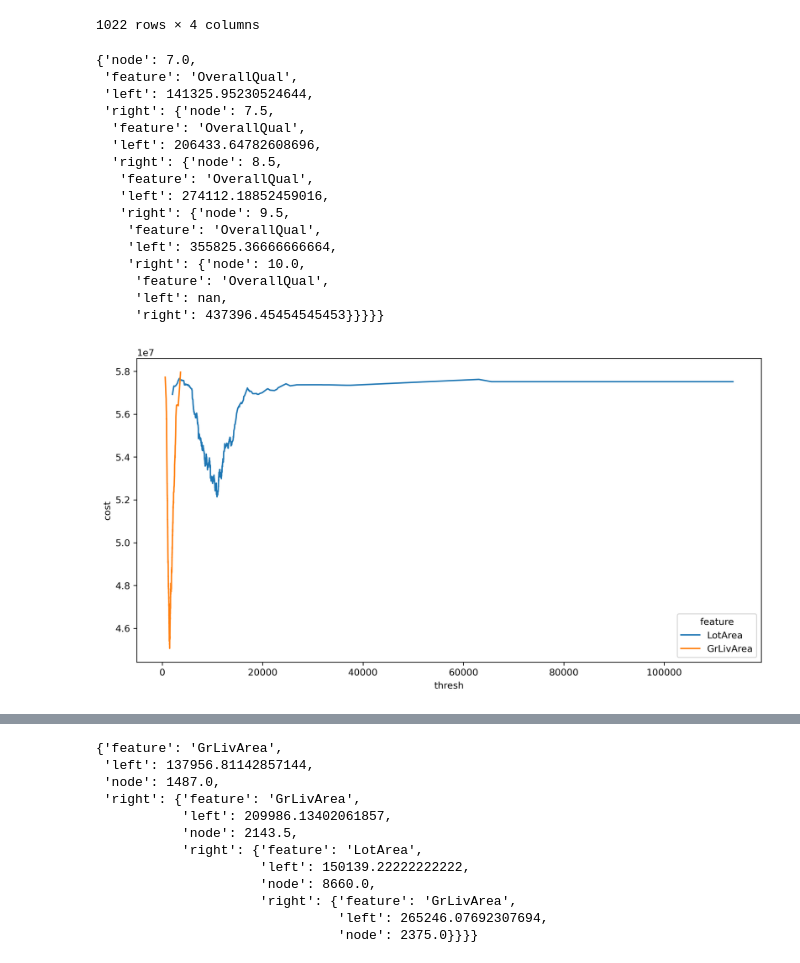
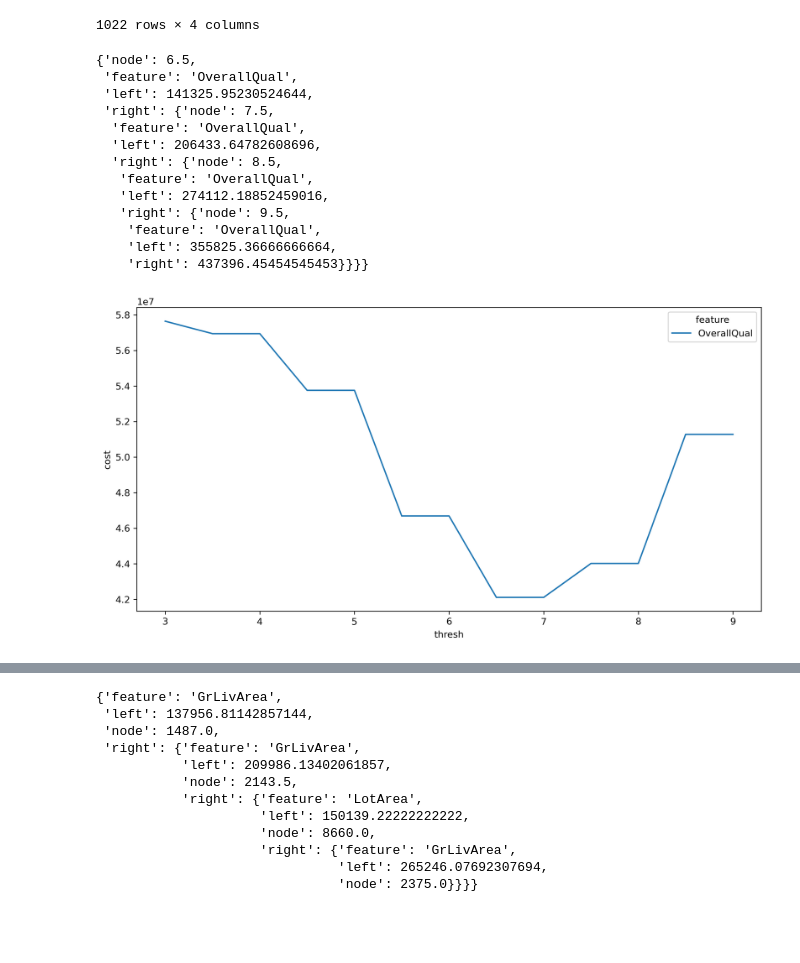
Before and after one commit to ashen007/Tree-based-regression-model, a Jupyter notebook: train.ipynb, the cells around one changed output, grey strips where cells are left out. Saved outputs shown, nothing was run; the diff lists cells and outputs as text; code cells hidden in the pictures; blank space fills up the shorter version.

```diff
--- a/train.ipynb
+++ b/train.ipynb
@@ -162,8 +100,8 @@ class TreeBuilder(BestSplit):
 # %%
-tree = TreeBuilder(x=['OverallQual'],y='SalePrice',data=train,interval=2,max_depth=4).builder(train)
+tree = TreeBuilder(x=['OverallQual'],y='SalePrice',data=train,interval=2,max_depth=3).builder(train)
 tree
 # %% [output]
-{'node': 7.0,
+{'node': 6.5,
  'feature': 'OverallQual',
  'left': 141325.95230524644,
  'right': {'node': 7.5,
@@ -175,14 +113,11 @@ tree
    'right': {'node': 9.5,
     'feature': 'OverallQual',
     'left': 355825.36666666664,
-    'right': {'node': 10.0,
-     'feature': 'OverallQual',
-     'left': nan,
-     'right': 437396.45454545453}}}}}
+    'right': 437396.45454545453}}}}
 # %%
-cost = BestSplit(x=['LotArea','GrLivArea'],y='SalePrice',data=train,interval=2).best_split()[-1]
+cost = BestSplit(x=['OverallQual'],y='SalePrice',data=train,interval=2,max_depth=3).best_split()[-1]
 plt.figure(figsize=[12,6],dpi=300)
 sns.lineplot(x='thresh',y='cost',data=cost,hue='feature')
 plt.show()
 # %% [output]
-[figure, old version]
+[figure, new version]
```
Also changed, not shown: parts of 12 cells of this notebook, 1 other file.
